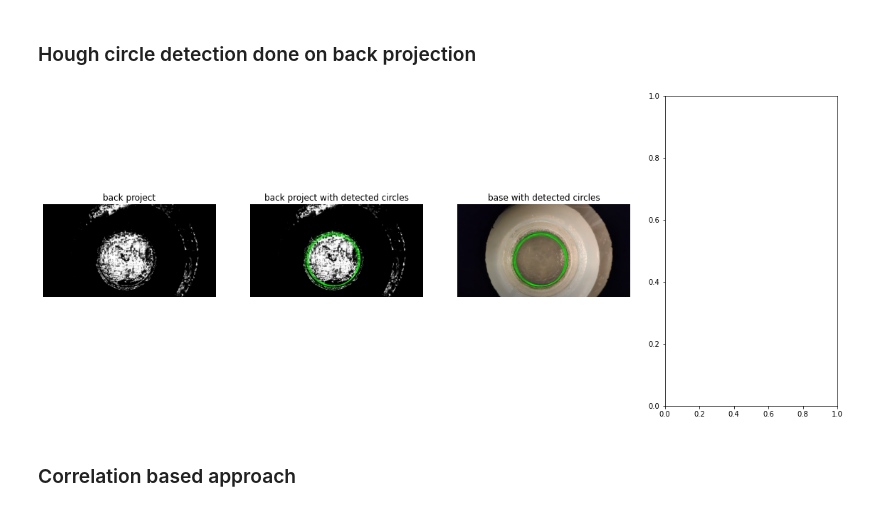
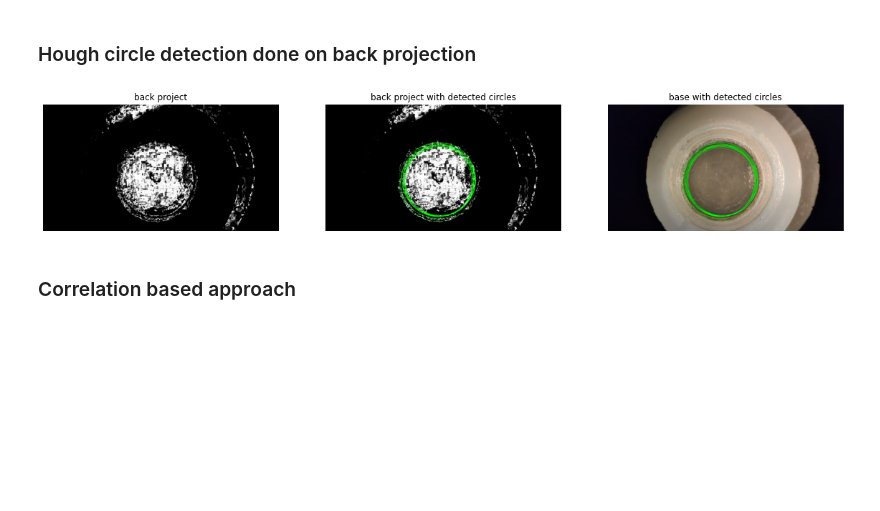
Before and after one commit to Custom-Surgical-GmbH/Cataract-Surgery-Training-Explorations, a Jupyter notebook: opencv_explorations/color_thresholding.ipynb, the cells around one changed output. Drawn from its saved outputs; the diff is of its cells as text; code cells hidden in the pictures; blank space fills up the shorter version.

```diff
--- a/opencv_explorations/color_thresholding.ipynb
+++ b/opencv_explorations/color_thresholding.ipynb
@@ -142,7 +142,7 @@ base_rgb_copy = base_rgb.copy()
 base_rgb_copy[back_project_mask == 0] = [0,0,0]
 
 base_rgb_copy2 = base_rgb.copy()
-circle = detect_pupil_thresh(back_project_mask, pca_correction=True)
+circle = detect_pupil_thresh(back_project_mask, pca_correction=True`)
 cv2.circle(base_rgb_copy2, tuple(circle[:2].round().astype(np.int64)), round(circle[2]), (0,255,0), 2)
 
 fig, plots = plt.subplots(1, 4, figsize=(20,8))
@@ -204,29 +204,29 @@ plt.show()
 # %%
 circles = detect_circle(back_project, return_all=True)
 
 base_rgb_copy = base_rgb.copy()
 back_project_copy = cv2.cvtColor(back_project, cv2.COLOR_GRAY2RGB)
 for circle in circles[:20]:
     cv2.circle(base_rgb_copy, (round(circle[0]), round(circle[1])), round(circle[2]), (0,255,0))
     cv2.circle(back_project_copy, (round(circle[0]), round(circle[1])), round(circle[2]), (0,255,0))
 
 # visualization
-fig, plots = plt.subplots(1, 4, figsize=(20,8))
+fig, plots = plt.subplots(1, 3, figsize=(20,8))
 plots[0].set_title('back project')
 plots[0].imshow(back_project, cmap='gray')
 plots[0].axis('off')
 
 plots[1].set_title('back project with detected circles')
 plots[1].imshow(back_project_copy)
 plots[1].axis('off')
 
 plots[2].set_title('base with detected circles')
 plots[2].imshow(base_rgb_copy)
 plots[2].axis('off')
 
 plt.show()
 # %% [output]
-[figure, old version]
+[figure, new version]
 # %% [markdown]
 ### Correlation based approach
 # %% [markdown]
```
Also changed, not shown: parts of 2 cells of this notebook, 1 other file.
